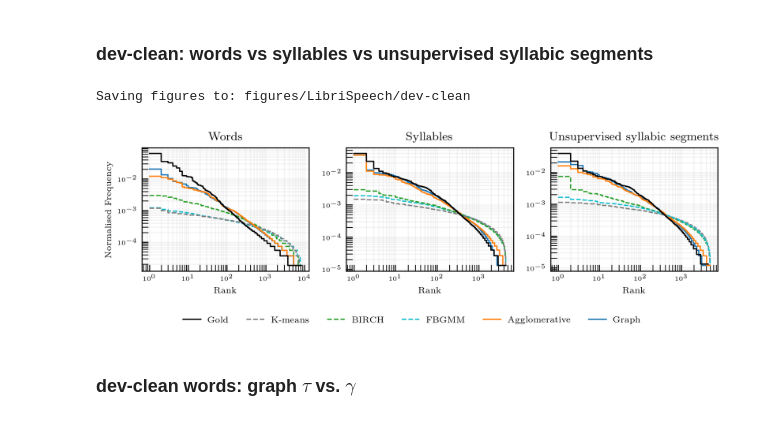
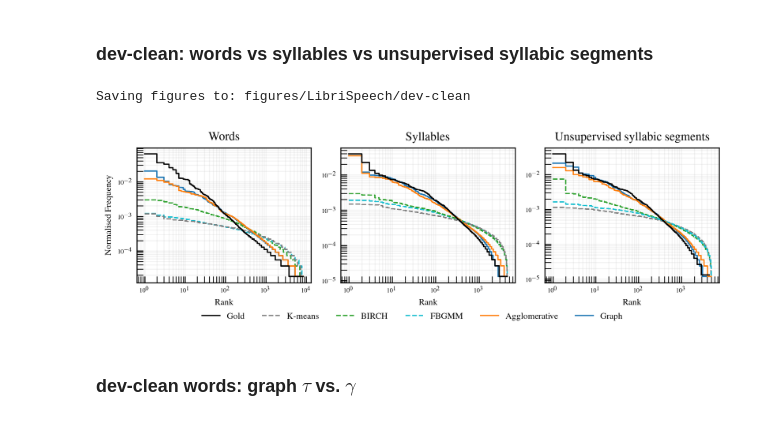
Before and after one commit to adendorffy/zipf-clus, a Jupyter notebook: figs.ipynb, the cells around one changed output. Saved outputs shown, nothing was run; the diff lists cells and outputs as text; code cells hidden in the pictures.

```diff
--- a/figs.ipynb
+++ b/figs.ipynb
@@ -294,35 +294,36 @@ for ax, partition_dir, gt_items, title in zip(
 
         legend_handles.setdefault(label, line)
 
         global_max_freq = max(global_max_freq, probs[0])
         global_max_rank = max(global_max_rank, len(probs))
 
 
     ax.set_title(title)
     ax.set_xlabel("Rank")
     ax.grid(True, which="both", ls="-", alpha=0.15)
     ax.tick_params(direction="in", which="both", length=5)
 
 axes[0].set_ylabel("Normalised Frequency")
 
 legend_order = ["Gold", "K-means","BIRCH", "FBGMM", "Agglomerative", "Graph"]
 
 fig.legend(
     [legend_handles[label] for label in legend_order if label in legend_handles],
     [label for label in legend_order if label in legend_handles],
     loc="lower center",
+    bbox_to_anchor=(0.5, 0.05),
     ncol=6,
     frameon=False,
 )
-plt.tight_layout(rect=[0, 0.1, 1, 0.95])
+plt.tight_layout(rect=[0, 0.1, 1, 1.0])
 plt.savefig(
     fig_dir / "zipf:words_vs_syllables_vs_syllabic.pdf",
     bbox_inches="tight",
 )
 plt.show()
 # %% [output]
 Saving figures to: figures/LibriSpeech/dev-clean
-[figure, old version]
+[figure, new version]
 # %% [markdown]
 ### dev-clean words: graph $\tau$ vs. $\gamma$
 # %%
```
Also changed, not shown: parts of 2 cells of this notebook.
